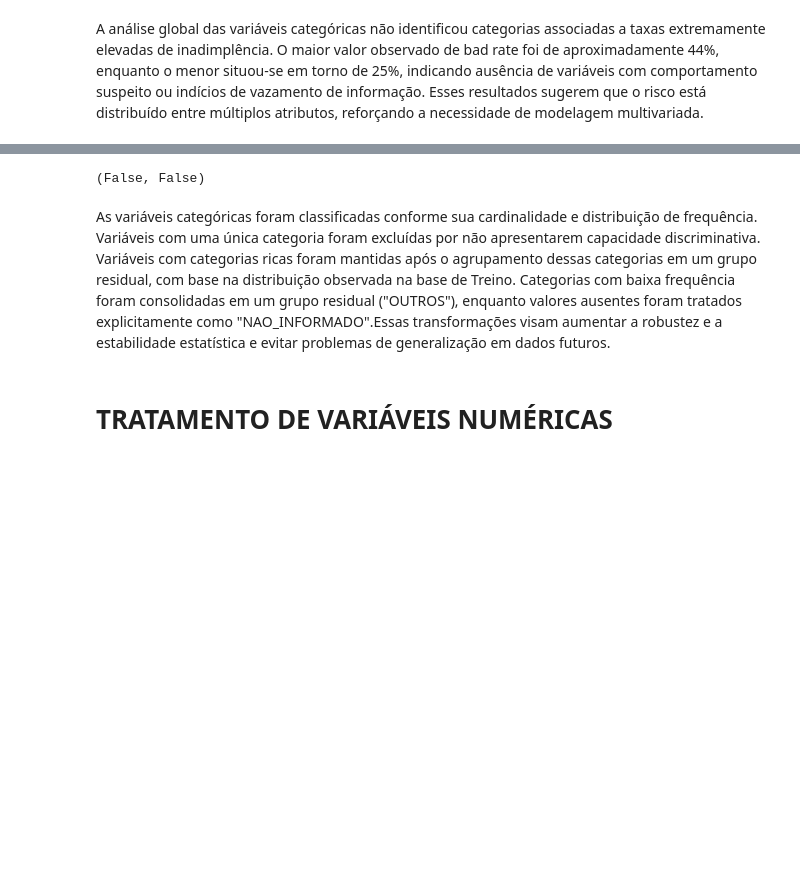
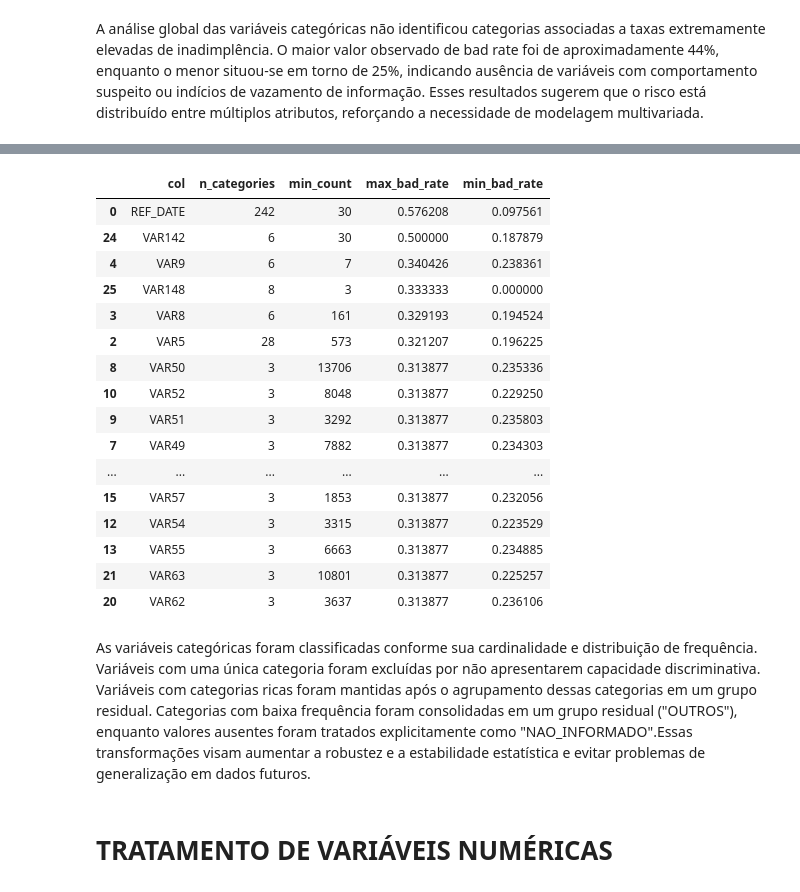
Before and after one commit to GGrinspun/desafio-analise-de-credito, a Jupyter notebook: notebooks/01_eda_and_preprocessing.ipynb, the cells around one changed output, grey strips where cells are left out. Cells and saved outputs as stored; diff of their text form; code cells hidden in the pictures; blank space fills up the shorter version.

```diff
--- a/notebooks/01_eda_and_preprocessing.ipynb
+++ b/notebooks/01_eda_and_preprocessing.ipynb
@@ -639,3 +1077,5 @@ def categorical_profile(df, col, target="TARGET", min_count=50):
     }
 
     return profile
+
+cat_cols_validas = [c for c in cat_cols if c in df_train_reduced.columns]
@@ -728,24 +1081,0 @@ cat_cols = [c for c in cat_cols if c not in cols_ignore]
-# %%
-CAT_MIN_FREQ = 0.01   # 1%
-CAT_MIN_COUNT = 50   # mínimo absoluto
-
-cat_rare_maps = {}
-
-for col in cat_cols:
-    counts = df_train_cat[col].value_counts(dropna=False)
-    freq = counts / counts.sum()
-
-    rare_cats = freq[
-        (freq < CAT_MIN_FREQ) | (counts < CAT_MIN_COUNT)
-    ].index.tolist()
-
-    if rare_cats:
-        cat_rare_maps[col] = rare_cats
-
-for col, rare_cats in cat_rare_maps.items():
-    for df in [df_train_cat, df_test_cat, df_oot_cat]:
-        df[col] = (
-            df[col]
-            .fillna("NAO_INFORMADO")
-            .replace(rare_cats, "OUTROS")
-        )
@@ -767,13 +1082,44 @@ Length: 100, dtype: int64
-# %%
-set(df_train_cat.columns) == set(df_test_cat.columns), \
-set(df_train_cat.drop(columns=["TARGET"]).columns) == set(df_oot_cat.columns)
-# %% [output]
-(False, False)
+# %%
+profiles = {}
+
+for col in cat_cols_validas:
+    try:
+        profiles[col] = categorical_profile(df_train_reduced, col)
+    except Exception as e:
+        print(f"Erro em {col}: {e}")
+# %%
+summary_profiles = pd.DataFrame({
+    "col": profiles.keys(),
+    "n_categories": [profiles[c]["n_categories"] for c in profiles],
+    "min_count": [profiles[c]["min_count"] for c in profiles],
+    "max_bad_rate": [profiles[c]["max_bad_rate"] for c in profiles],
+    "min_bad_rate": [profiles[c]["min_bad_rate"] for c in profiles],
+}).sort_values("max_bad_rate", ascending=False)
+
+summary_profiles.head(20)
+# %% [output]
+|  | col | n_categories | min_count | max_bad_rate | min_bad_rate |
+| 0 | REF_DATE | 242 | 30 | 0.576208 | 0.097561 |
+| 24 | VAR142 | 6 | 30 | 0.500000 | 0.187879 |
+| 4 | VAR9 | 6 | 7 | 0.340426 | 0.238361 |
+| 25 | VAR148 | 8 | 3 | 0.333333 | 0.000000 |
+| 3 | VAR8 | 6 | 161 | 0.329193 | 0.194524 |
+| 2 | VAR5 | 28 | 573 | 0.321207 | 0.196225 |
+| 8 | VAR50 | 3 | 13706 | 0.313877 | 0.235336 |
+| 10 | VAR52 | 3 | 8048 | 0.313877 | 0.229250 |
+| 9 | VAR51 | 3 | 3292 | 0.313877 | 0.235803 |
+| 7 | VAR49 | 3 | 7882 | 0.313877 | 0.234303 |
+| ... | ... | ... | ... | ... | ... |
+| 15 | VAR57 | 3 | 1853 | 0.313877 | 0.232056 |
+| 12 | VAR54 | 3 | 3315 | 0.313877 | 0.223529 |
+| 13 | VAR55 | 3 | 6663 | 0.313877 | 0.234885 |
+| 21 | VAR63 | 3 | 10801 | 0.313877 | 0.225257 |
+| 20 | VAR62 | 3 | 3637 | 0.313877 | 0.236106 |
 # %% [markdown]
 As variáveis categóricas foram classificadas conforme sua cardinalidade e distribuição
 de frequência. Variáveis com uma única categoria foram excluídas por não apresentarem
 capacidade discriminativa. Variáveis com categorias ricas foram mantidas após o
-agrupamento dessas categorias em um grupo residual, com base na distribuição observada na base de Treino. Categorias
+agrupamento dessas categorias em um grupo residual. Categorias
 com baixa frequência foram consolidadas em um grupo residual ("OUTROS"), enquanto
 valores ausentes foram tratados explicitamente como "NAO_INFORMADO".Essas
 transformações visam aumentar a robustez e a estabilidade estatística e evitar problemas de
```
Also changed, not shown: parts of 63 cells of this notebook, 1 other file.
